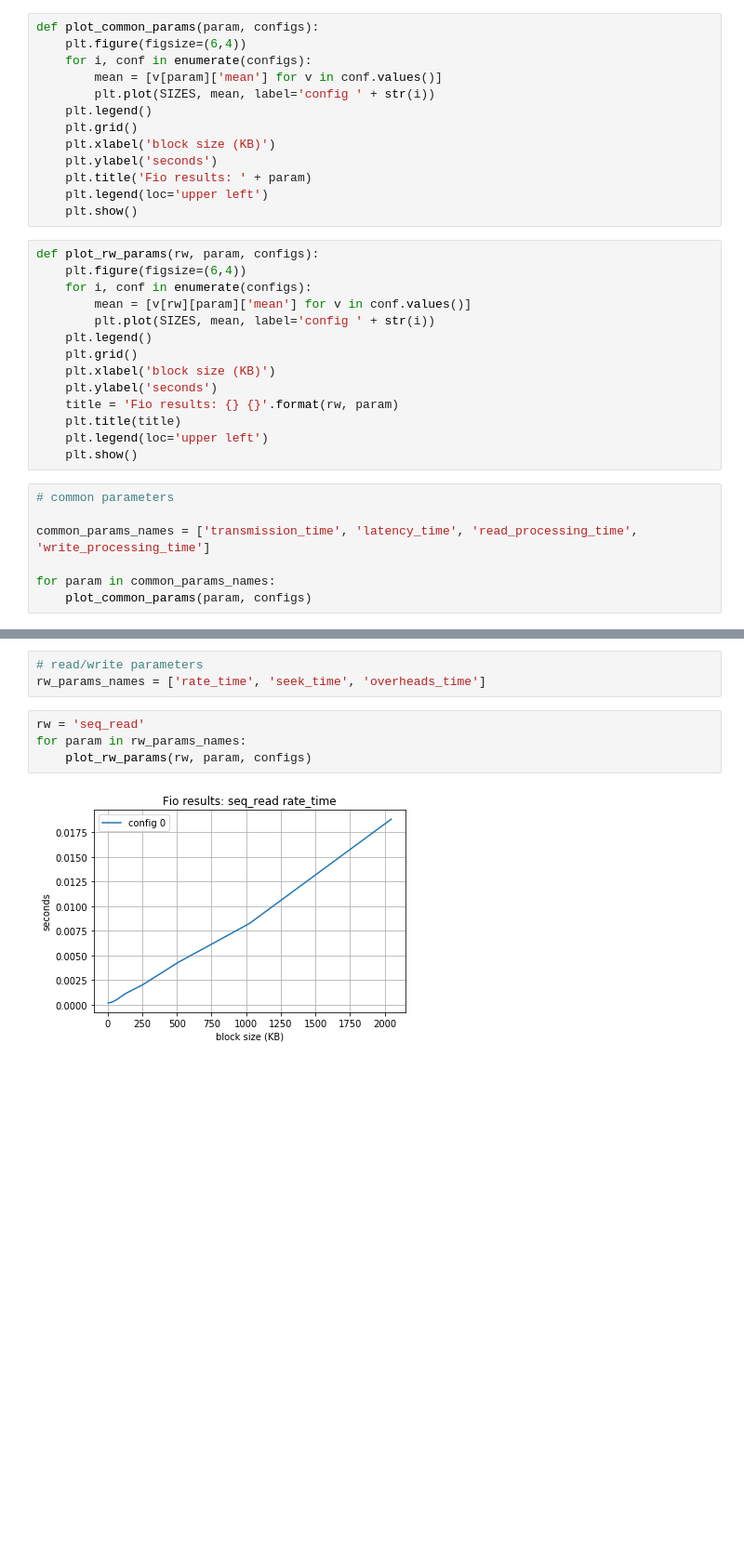
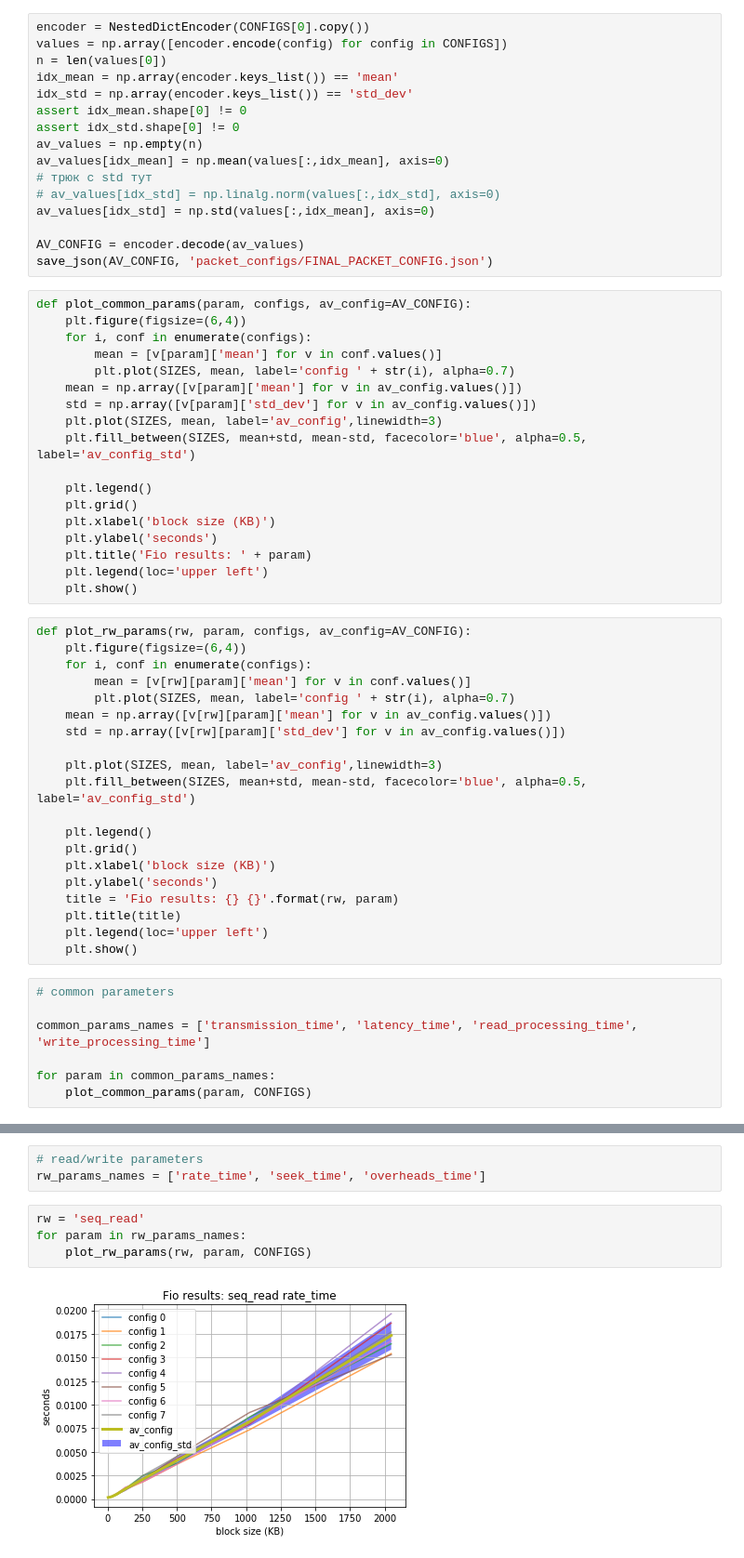
Before and after one commit to bamasa/fio_tests, a Jupyter notebook: fio_graphs_averaged_fixed_disks.ipynb, the cells around one changed output, grey strips where cells are left out. Shown at 93% size. Saved outputs shown, nothing was run; the diff lists cells and outputs as text; blank space fills up the shorter version.

```diff
--- a/fio_graphs_averaged_fixed_disks.ipynb
+++ b/fio_graphs_averaged_fixed_disks.ipynb
@@ -16,9 +26,30 @@ SIZES = [int(s[:-1]) for s in config]
+# %%
+encoder = NestedDictEncoder(CONFIGS[0].copy())
+values = np.array([encoder.encode(config) for config in CONFIGS])
+n = len(values[0])
+idx_mean = np.array(encoder.keys_list()) == 'mean'
+idx_std = np.array(encoder.keys_list()) == 'std_dev'
+assert idx_mean.shape[0] != 0
+assert idx_std.shape[0] != 0
+av_values = np.empty(n)
+av_values[idx_mean] = np.mean(values[:,idx_mean], axis=0)
+# трюк с std тут
+# av_values[idx_std] = np.linalg.norm(values[:,idx_std], axis=0)
+av_values[idx_std] = np.std(values[:,idx_mean], axis=0)
+
+AV_CONFIG = encoder.decode(av_values)
+save_json(AV_CONFIG, 'packet_configs/FINAL_PACKET_CONFIG.json')
 # %%
-def plot_common_params(param, configs):
+def plot_common_params(param, configs, av_config=AV_CONFIG):
     plt.figure(figsize=(6,4))
     for i, conf in enumerate(configs):
         mean = [v[param]['mean'] for v in conf.values()]
-        plt.plot(SIZES, mean, label='config ' + str(i))
+        plt.plot(SIZES, mean, label='config ' + str(i), alpha=0.7)
+    mean = np.array([v[param]['mean'] for v in av_config.values()])
+    std = np.array([v[param]['std_dev'] for v in av_config.values()])
+    plt.plot(SIZES, mean, label='av_config',linewidth=3)
+    plt.fill_between(SIZES, mean+std, mean-std, facecolor='blue', alpha=0.5, label='av_config_std')
+
     plt.legend()
     plt.grid()
     plt.xlabel('block size (KB)')
@@ -27,11 +58,17 @@ def plot_common_params(param, configs):
     plt.legend(loc='upper left')
     plt.show()
 # %%
-def plot_rw_params(rw, param, configs):
+def plot_rw_params(rw, param, configs, av_config=AV_CONFIG):
     plt.figure(figsize=(6,4))
     for i, conf in enumerate(configs):
         mean = [v[rw][param]['mean'] for v in conf.values()]
-        plt.plot(SIZES, mean, label='config ' + str(i))
+        plt.plot(SIZES, mean, label='config ' + str(i), alpha=0.7)
+    mean = np.array([v[rw][param]['mean'] for v in av_config.values()])
+    std = np.array([v[rw][param]['std_dev'] for v in av_config.values()])
+
+    plt.plot(SIZES, mean, label='av_config',linewidth=3)
+    plt.fill_between(SIZES, mean+std, mean-std, facecolor='blue', alpha=0.5, label='av_config_std')
+
     plt.legend()
     plt.grid()
     plt.xlabel('block size (KB)')
@@ -46,5 +83,5 @@ def plot_rw_params(rw, param, configs):
 common_params_names = ['transmission_time', 'latency_time', 'read_processing_time', 'write_processing_time']
 
 for param in common_params_names:
-    plot_common_params(param, configs)
+    plot_common_params(param, CONFIGS)
 # %% [output]
@@ -58,6 +95,6 @@ rw_params_names = ['rate_time', 'seek_time', 'overheads_time']
 # %%
 rw = 'seq_read'
 for param in rw_params_names:
-    plot_rw_params(rw, param, configs)
+    plot_rw_params(rw, param, CONFIGS)
 # %% [output]
-[figure, old version]
+[figure, new version]
```
Also changed, not shown: parts of 11 cells of this notebook, 19 other files.
